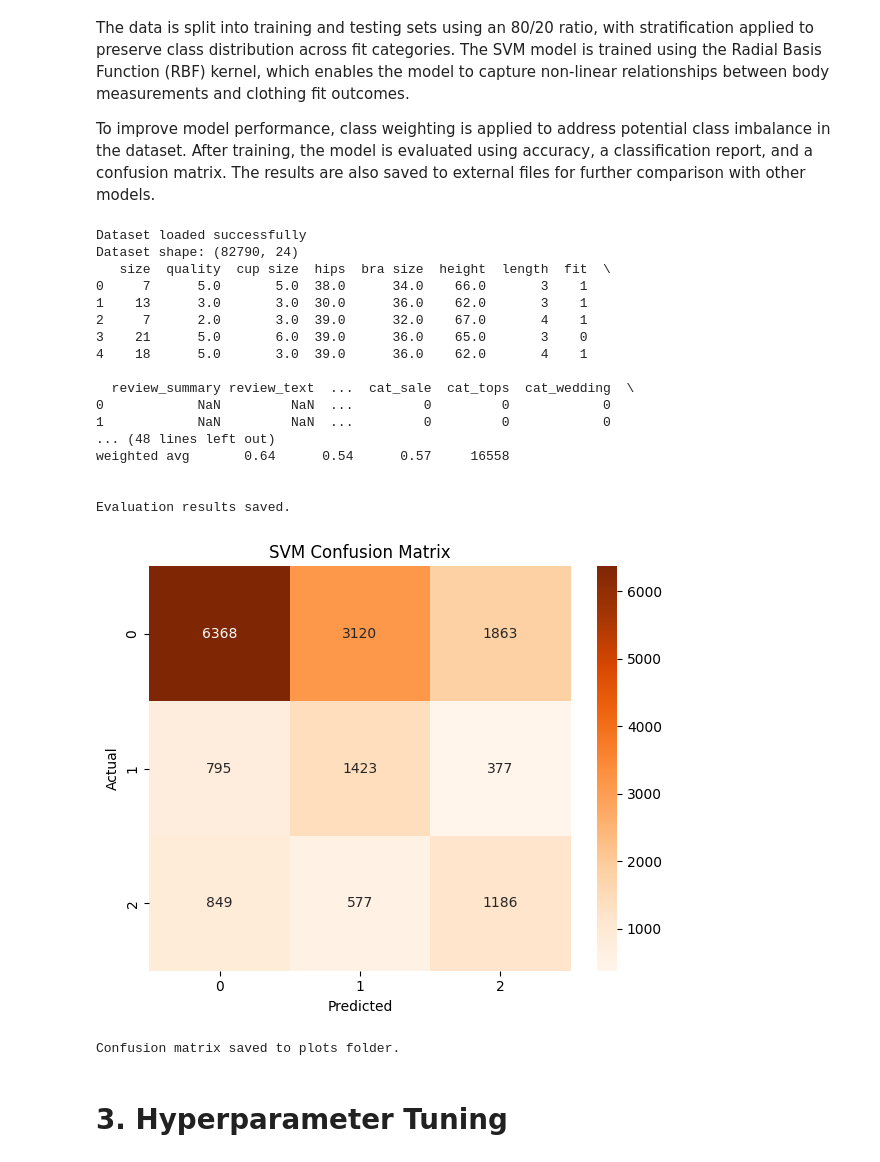
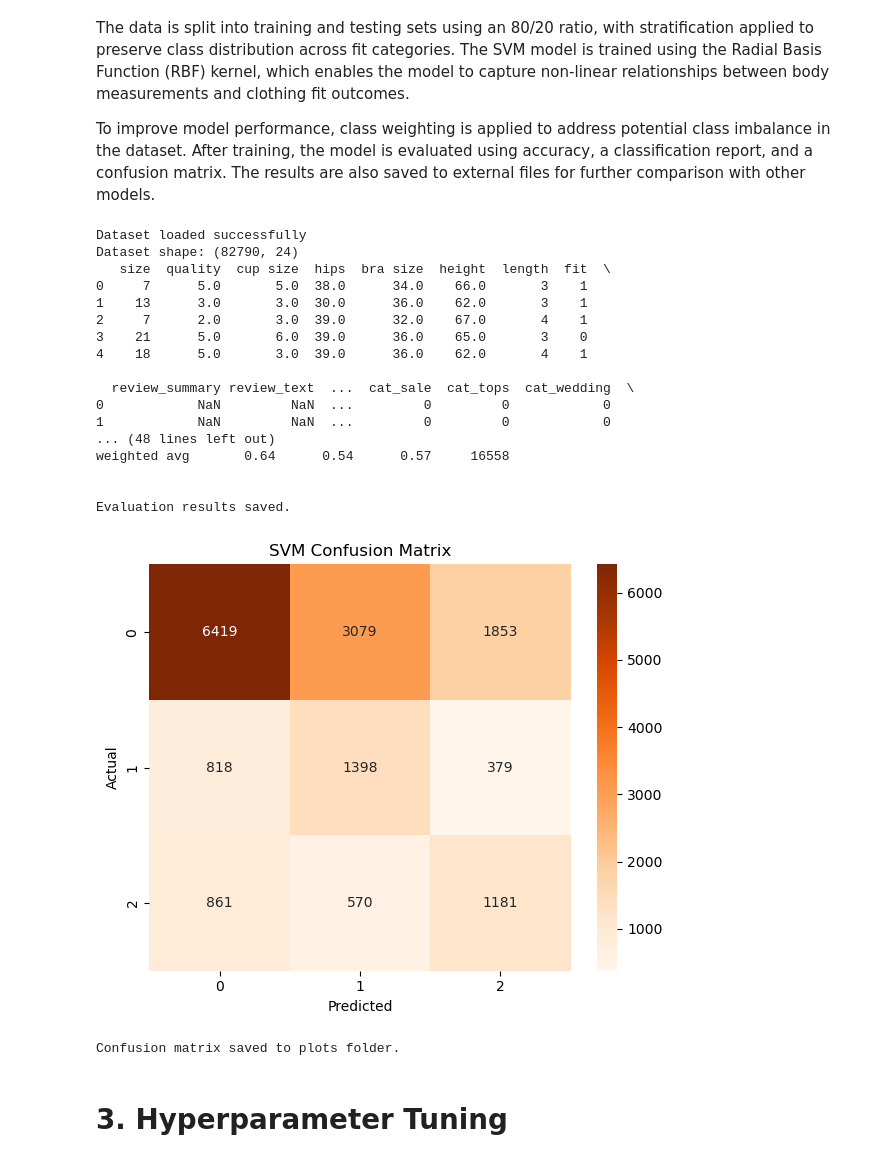
Before and after one commit to alameer515/SWE485-Project-Group10, a Jupyter notebook: Phase1_Supervised_Learning.ipynb, the cells around one changed output. Cells and saved outputs as stored; diff of their text form; code cells hidden in the pictures.

```diff
--- a/Phase1_Supervised_Learning.ipynb
+++ b/Phase1_Supervised_Learning.ipynb
@@ -544,7 +528,7 @@ print("Testing samples:", X_test.shape[0])
 
 svm_model = SVC(
     kernel='rbf',
-    C=1.0,
+    C=0.5,
     gamma='scale',
     class_weight='balanced',
     random_state=42
@@ -599,34 +583,34 @@ sns.heatmap(
 
 plt.xlabel("Predicted")
 plt.ylabel("Actual")
 plt.title("SVM Confusion Matrix")
 
 plt.tight_layout()
 
 plt.savefig("Supervised_Learning/plots/svm_confusion_matrix.png")
 
 plt.show()
 
 print("Confusion matrix saved to plots folder.")
 # %% [output]
 Dataset loaded successfully
 Dataset shape: (82790, 24)
    size  quality  cup size  hips  bra size  height  length  fit  \
 0     7      5.0       5.0  38.0      34.0    66.0       3    1
 1    13      3.0       3.0  30.0      36.0    62.0       3    1
 2     7      2.0       3.0  39.0      32.0    67.0       4    1
 3    21      5.0       6.0  39.0      36.0    65.0       3    0
 4    18      5.0       3.0  39.0      36.0    62.0       4    1
 
   review_summary review_text  ...  cat_sale  cat_tops  cat_wedding  \
 0            NaN         NaN  ...         0         0            0
 1            NaN         NaN  ...         0         0            0
 ... (48 lines left out)
 weighted avg       0.64      0.54      0.57     16558
 
 
 Evaluation results saved.
-[figure, old version]
+[figure, new version]
 Confusion matrix saved to plots folder.
 # %% [markdown]
 # 3. Hyperparameter Tuning
```
Also changed, not shown: parts of 12 cells of this notebook, 4 other files.
